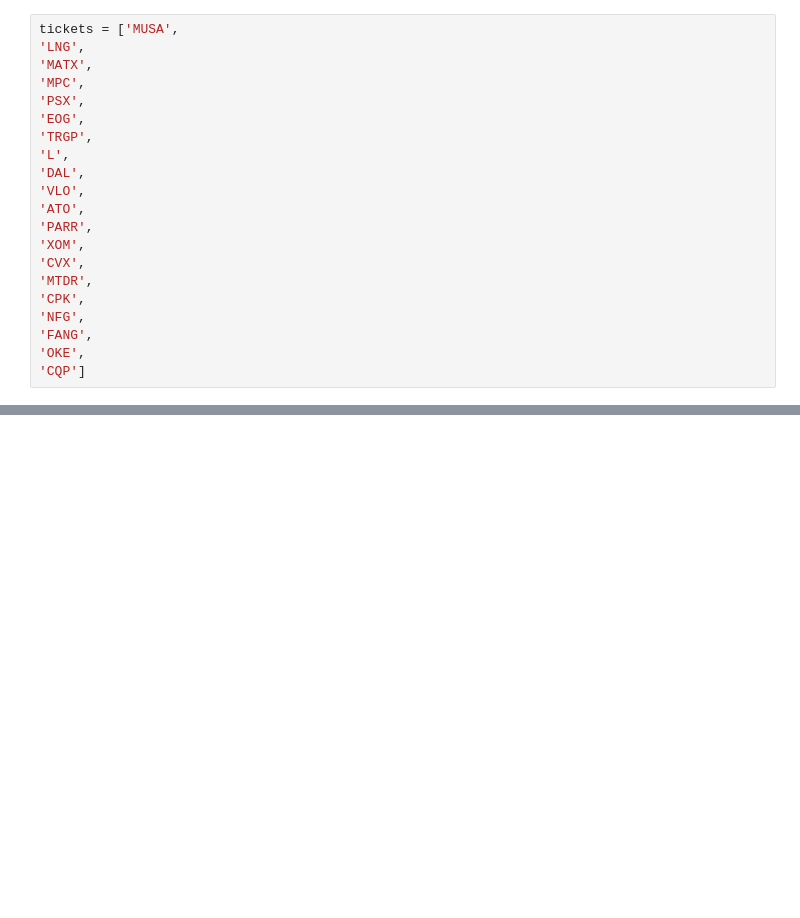
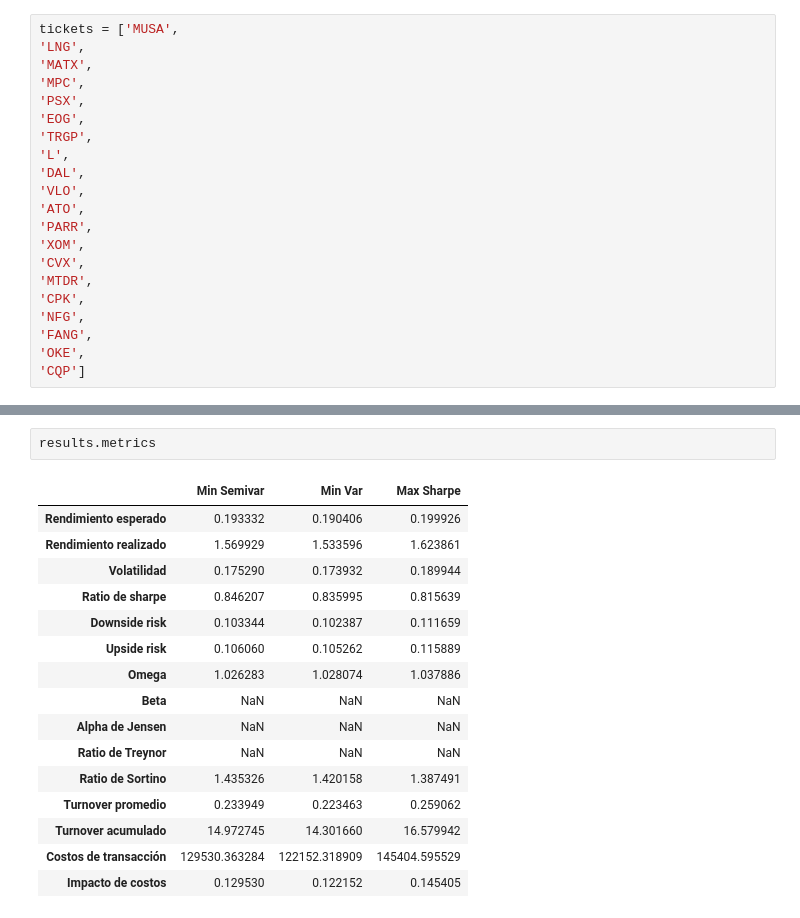
Before and after one commit to Rigobertoj/portafolios_inversion, a Jupyter notebook: research/08.20260501.energy_industry.ipynb, the cells around one changed output, grey strips where cells are left out. Saved outputs shown, nothing was run; the diff lists cells and outputs as text; blank space fills up the shorter version.

```diff
--- a/research/08.20260501.energy_industry.ipynb
+++ b/research/08.20260501.energy_industry.ipynb
@@ -144,0 +533,19 @@ report = selector.selection_report(ranking=ranking, top_k=5)
+# %%
+results.metrics
+# %% [output]
+|  | Min Semivar | Min Var | Max Sharpe |
+| Rendimiento esperado | 0.193332 | 0.190406 | 0.199926 |
+| Rendimiento realizado | 1.569929 | 1.533596 | 1.623861 |
+| Volatilidad | 0.175290 | 0.173932 | 0.189944 |
+| Ratio de sharpe | 0.846207 | 0.835995 | 0.815639 |
+| Downside risk | 0.103344 | 0.102387 | 0.111659 |
+| Upside risk | 0.106060 | 0.105262 | 0.115889 |
+| Omega | 1.026283 | 1.028074 | 1.037886 |
+| Beta | NaN | NaN | NaN |
+| Alpha de Jensen | NaN | NaN | NaN |
+| Ratio de Treynor | NaN | NaN | NaN |
+| Ratio de Sortino | 1.435326 | 1.420158 | 1.387491 |
+| Turnover promedio | 0.233949 | 0.223463 | 0.259062 |
+| Turnover acumulado | 14.972745 | 14.301660 | 16.579942 |
+| Costos de transacción | 129530.363284 | 122152.318909 | 145404.595529 |
+| Impacto de costos | 0.129530 | 0.122152 | 0.145405 |
```
Also changed, not shown: parts of 48 cells of this notebook.
